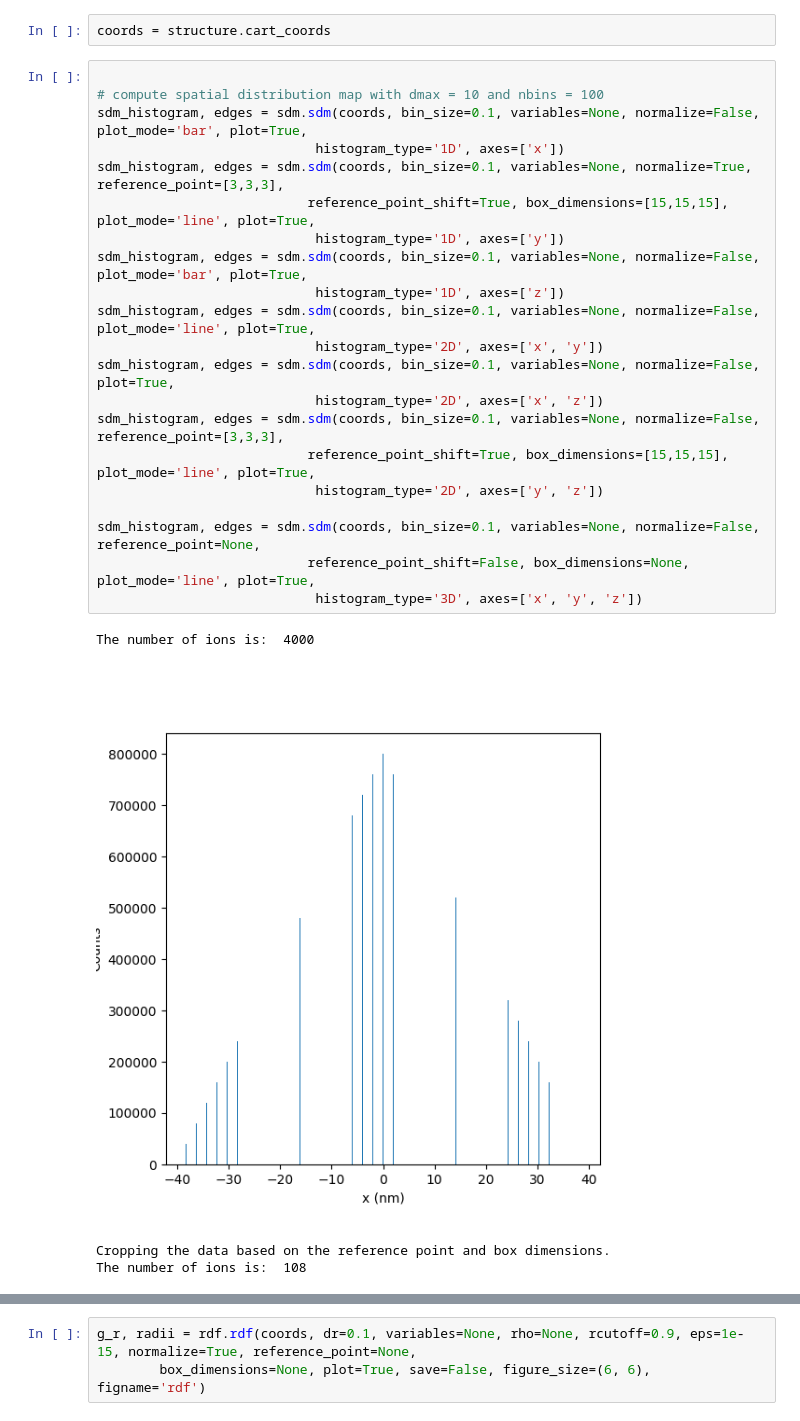
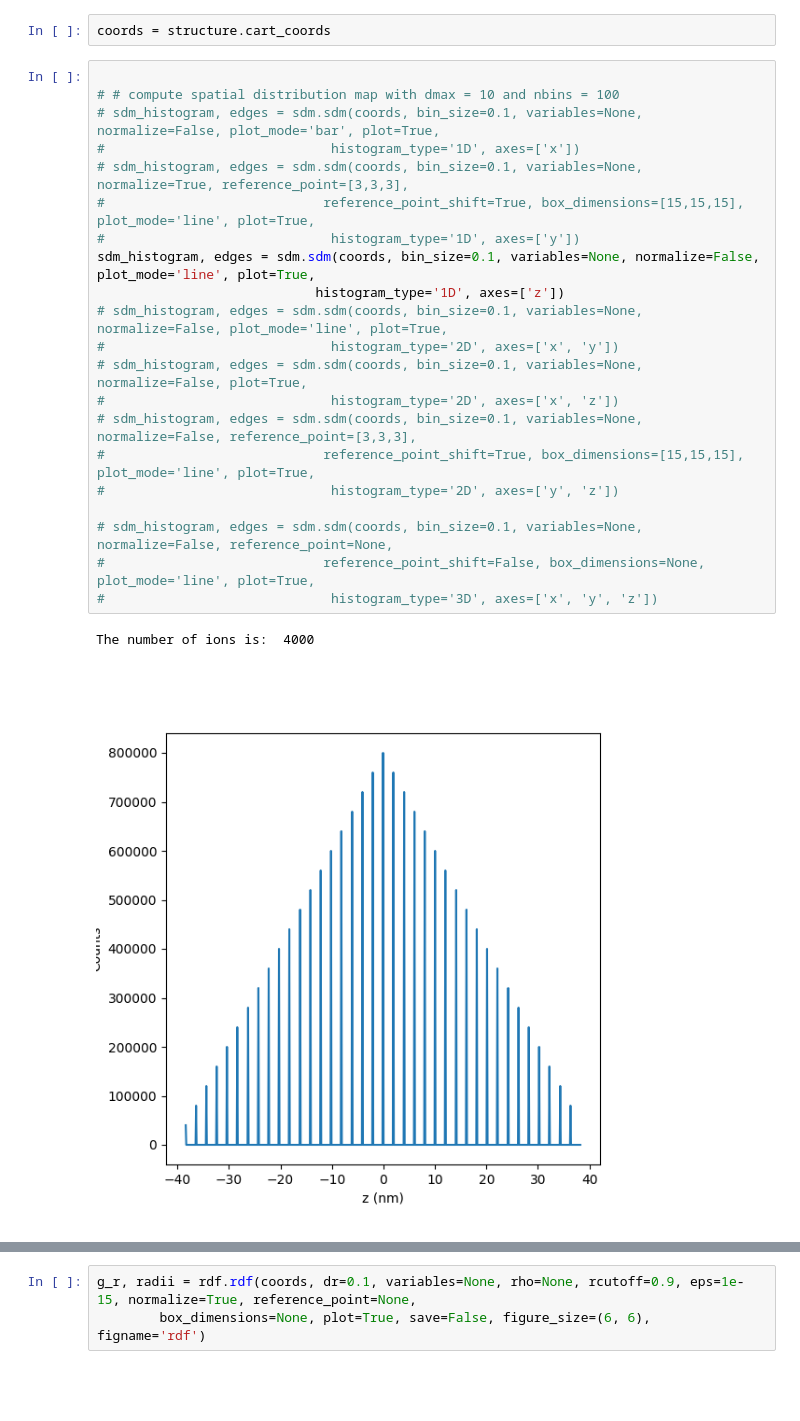
Before and after one commit to mmonajem/pyoxcart, a Jupyter notebook: pyccapt/calibration/tutorials/jupyter_files/sdm_tdf_fft.ipynb, the cells around one changed output, grey strips where cells are left out. Drawn from its saved outputs; the diff is of its cells as text; blank space fills up the shorter version.

```diff
--- a/pyccapt/calibration/tutorials/jupyter_files/sdm_tdf_fft.ipynb
+++ b/pyccapt/calibration/tutorials/jupyter_files/sdm_tdf_fft.ipynb
@@ -57,27 +57,25 @@ NGLWidget()
 coords = structure.cart_coords
 # %%
 
-# compute spatial distribution map with dmax = 10 and nbins = 100
-sdm_histogram, edges = sdm.sdm(coords, bin_size=0.1, variables=None, normalize=False, plot_mode='bar', plot=True,
-                            histogram_type='1D', axes=['x'])
-sdm_histogram, edges = sdm.sdm(coords, bin_size=0.1, variables=None, normalize=True, reference_point=[3,3,3],
-                           reference_point_shift=True, box_dimensions=[15,15,15], plot_mode='line', plot=True,
-                            histogram_type='1D', axes=['y'])
-sdm_histogram, edges = sdm.sdm(coords, bin_size=0.1, variables=None, normalize=False, plot_mode='bar', plot=True,
+# # compute spatial distribution map with dmax = 10 and nbins = 100
+# sdm_histogram, edges = sdm.sdm(coords, bin_size=0.1, variables=None, normalize=False, plot_mode='bar', plot=True,
+#                             histogram_type='1D', axes=['x'])
+# sdm_histogram, edges = sdm.sdm(coords, bin_size=0.1, variables=None, normalize=True, reference_point=[3,3,3],
+#                            reference_point_shift=True, box_dimensions=[15,15,15], plot_mode='line', plot=True,
+#                             histogram_type='1D', axes=['y'])
+sdm_histogram, edges = sdm.sdm(coords, bin_size=0.1, variables=None, normalize=False, plot_mode='line', plot=True,
                             histogram_type='1D', axes=['z'])
-sdm_histogram, edges = sdm.sdm(coords, bin_size=0.1, variables=None, normalize=False, plot_mode='line', plot=True,
-                            histogram_type='2D', axes=['x', 'y'])
-sdm_histogram, edges = sdm.sdm(coords, bin_size=0.1, variables=None, normalize=False, plot=True,
-                            histogram_type='2D', axes=['x', 'z'])
-sdm_histogram, edges = sdm.sdm(coords, bin_size=0.1, variables=None, normalize=False, reference_point=[3,3,3],
-                           reference_point_shift=True, box_dimensions=[15,15,15], plot_mode='line', plot=True,
-                            histogram_type='2D', axes=['y', 'z'])
+# sdm_histogram, edges = sdm.sdm(coords, bin_size=0.1, variables=None, normalize=False, plot_mode='line', plot=True,
+#                             histogram_type='2D', axes=['x', 'y'])
+# sdm_histogram, edges = sdm.sdm(coords, bin_size=0.1, variables=None, normalize=False, plot=True,
+#                             histogram_type='2D', axes=['x', 'z'])
+# sdm_histogram, edges = sdm.sdm(coords, bin_size=0.1, variables=None, normalize=False, reference_point=[3,3,3],
+#                            reference_point_shift=True, box_dimensions=[15,15,15], plot_mode='line', plot=True,
+#                             histogram_type='2D', axes=['y', 'z'])
 
-sdm_histogram, edges = sdm.sdm(coords, bin_size=0.1, variables=None, normalize=False, reference_point=None,
-                           reference_point_shift=False, box_dimensions=None, plot_mode='line', plot=True,
-                            histogram_type='3D', axes=['x', 'y', 'z'])
+# sdm_histogram, edges = sdm.sdm(coords, bin_size=0.1, variables=None, normalize=False, reference_point=None,
+#                            reference_point_shift=False, box_dimensions=None, plot_mode='line', plot=True,
+#                             histogram_type='3D', axes=['x', 'y', 'z'])
 # %% [output]
 The number of ions is:  4000
-[figure, old version]
+[figure, new version]
-Cropping the data based on the reference point and box dimensions.
-The number of ions is:  108
```
Also changed, not shown: parts of 3 cells of this notebook, 3 other files.
